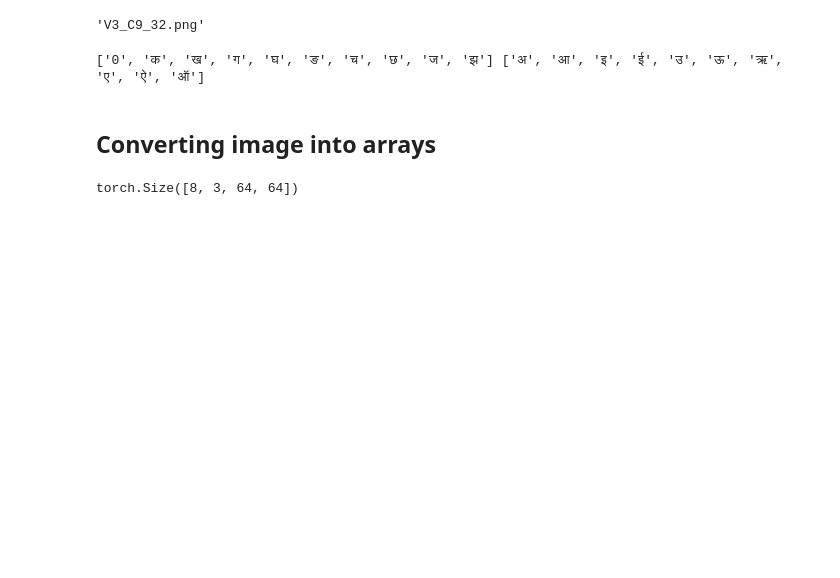
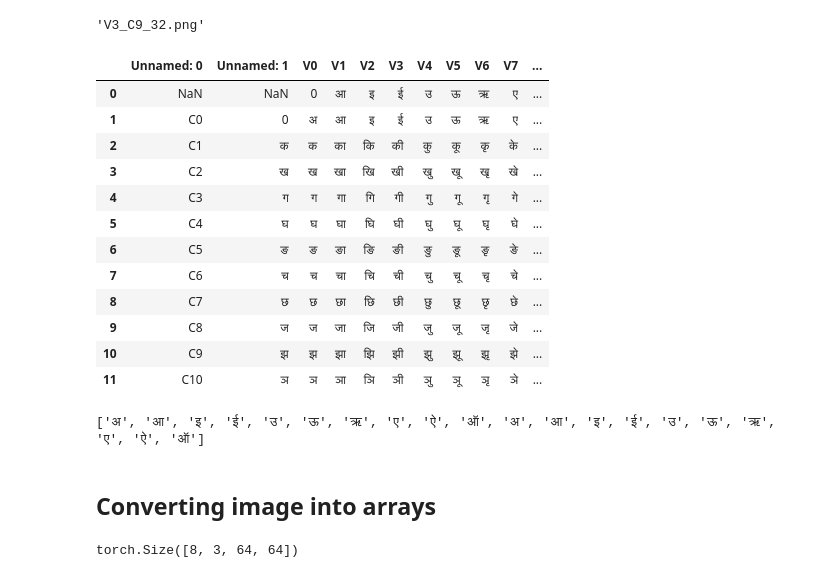
Before and after one commit to NavneetSajwan/Hindi-Vowel-Consonant-Classification, a Jupyter notebook: Hindi_Vowel_Consonant_Classification.ipynb, the cells around one changed output. Saved outputs shown, nothing was run; the diff lists cells and outputs as text; code cells hidden in the pictures; blank space fills up the shorter version.

```diff
--- a/Hindi_Vowel_Consonant_Classification.ipynb
+++ b/Hindi_Vowel_Consonant_Classification.ipynb
@@ -151,6 +136,21 @@ files_val[0]
 # %%
 import pandas as pd
 df= pd.read_csv("/content/drive/My Drive/vowel-consonant-mapping - Hindi.csv")
+df.head(12)
+# %% [output]
+|  | Unnamed: 0 | Unnamed: 1 | V0 | V1 | V2 | V3 | V4 | V5 | V6 | V7 | ... |
+| 0 | NaN | NaN | 0 | आ | इ | ई | उ | ऊ | ऋ | ए | ... |
+| 1 | C0 | 0 | अ | आ | इ | ई | उ | ऊ | ऋ | ए | ... |
+| 2 | C1 | क | क | का | कि | की | कु | कू | कृ | के | ... |
+| 3 | C2 | ख | ख | खा | खि | खी | खु | खू | खृ | खे | ... |
+| 4 | C3 | ग | ग | गा | गि | गी | गु | गू | गृ | गे | ... |
+| 5 | C4 | घ | घ | घा | घि | घी | घु | घू | घृ | घे | ... |
+| 6 | C5 | ङ | ङ | ङा | ङि | ङी | ङु | ङू | ङृ | ङे | ... |
+| 7 | C6 | च | च | चा | चि | ची | चु | चू | चृ | चे | ... |
+| 8 | C7 | छ | छ | छा | छि | छी | छु | छू | छृ | छे | ... |
+| 9 | C8 | ज | ज | जा | जि | जी | जु | जू | जृ | जे | ... |
+| 10 | C9 | झ | झ | झा | झि | झी | झु | झू | झृ | झे | ... |
+| 11 | C10 | ञ | ञ | ञा | ञि | ञी | ञु | ञू | ञृ | ञे | ... |
 # %%
 vowels=list(df.iloc[1,2:12])
 consonants= list(df.iloc[1:11,1])
@@ -157,7 +158,7 @@ consonants= list(df.iloc[1:11,1])
 # %%
-print(consonants, vowels)
+print(vowels+vowels)
 # %% [output]
-['0', 'क', 'ख', 'ग', 'घ', 'ङ', 'च', 'छ', 'ज', 'झ'] ['अ', 'आ', 'इ', 'ई', 'उ', 'ऊ', 'ऋ', 'ए', 'ऐ', 'ऑ']
+['अ', 'आ', 'इ', 'ई', 'उ', 'ऊ', 'ऋ', 'ए', 'ऐ', 'ऑ', 'अ', 'आ', 'इ', 'ई', 'उ', 'ऊ', 'ऋ', 'ए', 'ऐ', 'ऑ']
 # %% [markdown]
 ## Converting image into arrays
 # %%
```
Also changed, not shown: parts of 18 cells of this notebook.
